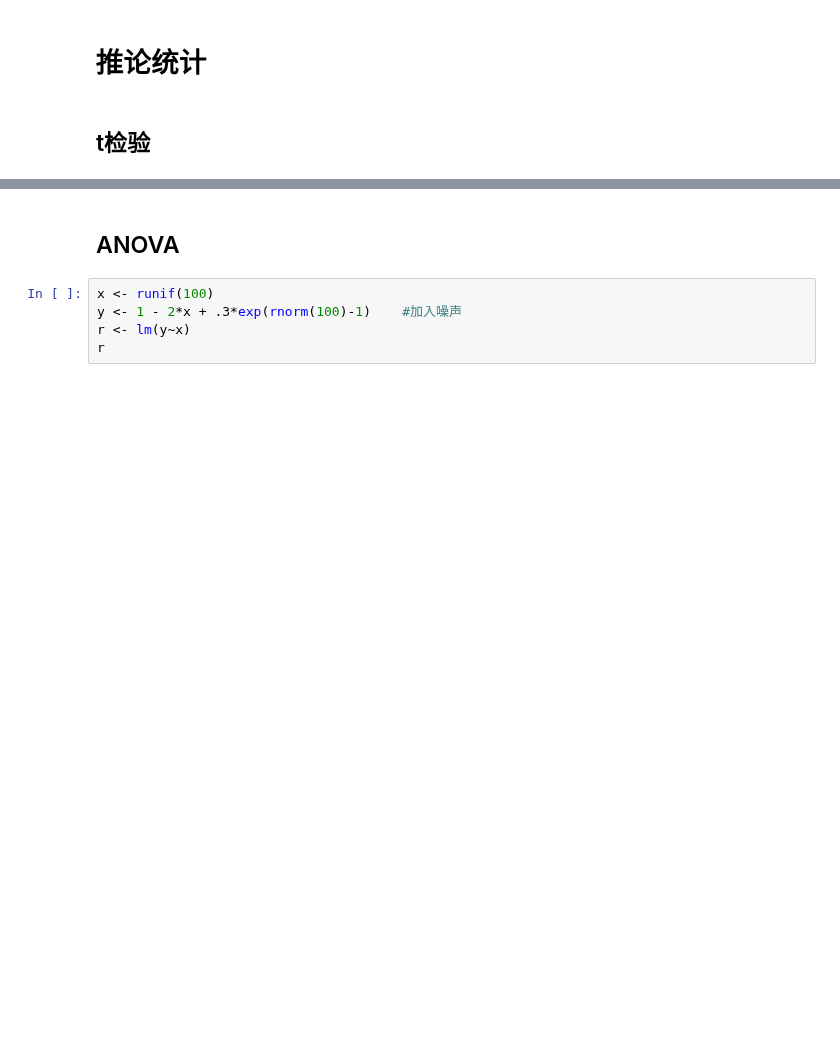
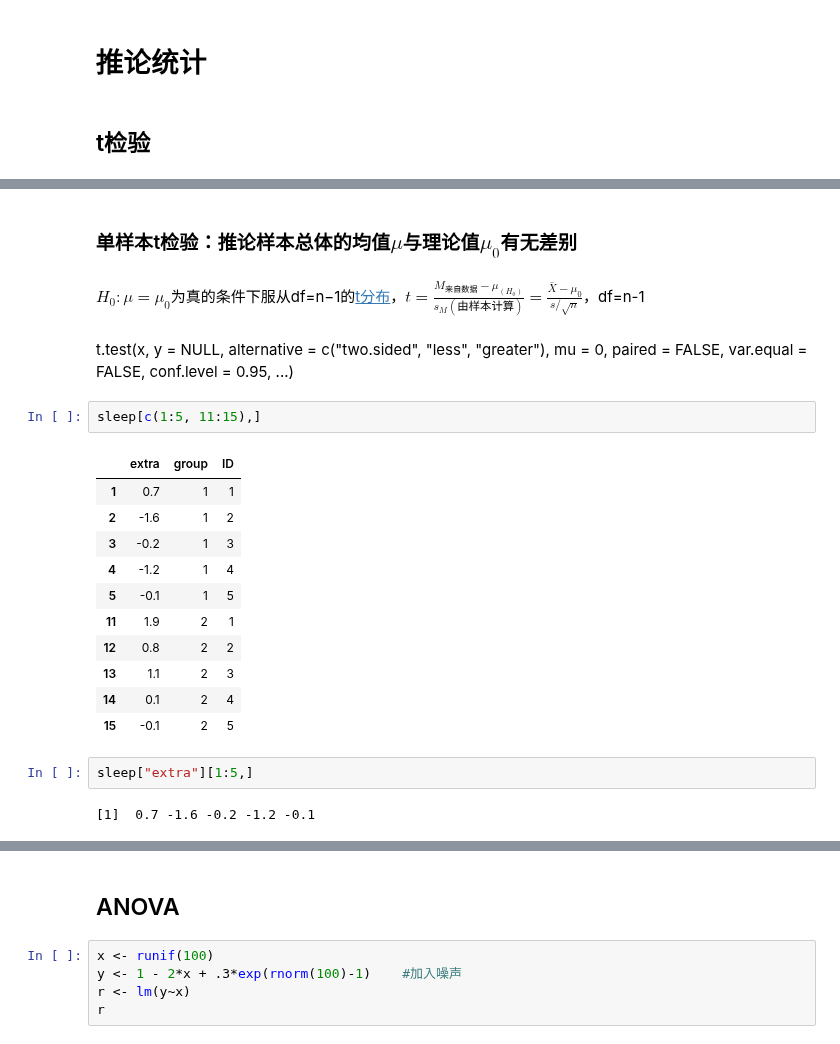
Before and after one commit to Sanningw/ML-and-DL, a Jupyter notebook: math/Statistics/R/stats.ipynb, the cells around one changed output, grey strips where cells are left out. Drawn from its saved outputs; the diff is of its cells as text; blank space fills up the shorter version.

Commit message:
t-test

```diff
--- a/math/Statistics/R/stats.ipynb
+++ b/math/Statistics/R/stats.ipynb
@@ -97,0 +107,27 @@ paste(mean(x), sd(x))
+# %% [markdown]
+### 单样本t检验：推论样本总体的均值$\mu$与理论值$\mu_0$有无差别
+# %% [markdown]
+$H_0: \mu = \mu_0$为真的条件下服从df=n−1的[t分布](https://zh.wikipedia.org/wiki/%E5%AD%B8%E7%94%9Ft%E6%AA%A2%E9%A9%97)，$t=\frac{M_{来自数据}-\mu_(H_0)}{s_M(由样本计算)}=\frac{\bar{X}-\mu_0}{s/\sqrt{n}}$，df=n-1
+# %% [markdown]
+t.test(x, y = NULL,
+       alternative = c("two.sided", "less", "greater"),
+       mu = 0, paired = FALSE, var.equal = FALSE,
+       conf.level = 0.95, ...)
+# %%
+sleep[c(1:5, 11:15),]
+# %% [output]
+|  | extra | group | ID |
+| 1 | 0.7 | 1 | 1 |
+| 2 | -1.6 | 1 | 2 |
+| 3 | -0.2 | 1 | 3 |
+| 4 | -1.2 | 1 | 4 |
+| 5 | -0.1 | 1 | 5 |
+| 11 | 1.9 | 2 | 1 |
+| 12 | 0.8 | 2 | 2 |
+| 13 | 1.1 | 2 | 3 |
+| 14 | 0.1 | 2 | 4 |
+| 15 | -0.1 | 2 | 5 |
+# %%
+sleep["extra"][1:5,]
+# %% [output]
+[1]  0.7 -1.6 -0.2 -1.2 -0.1
```
Also changed, not shown: parts of 6 cells of this notebook, 3 other files.
